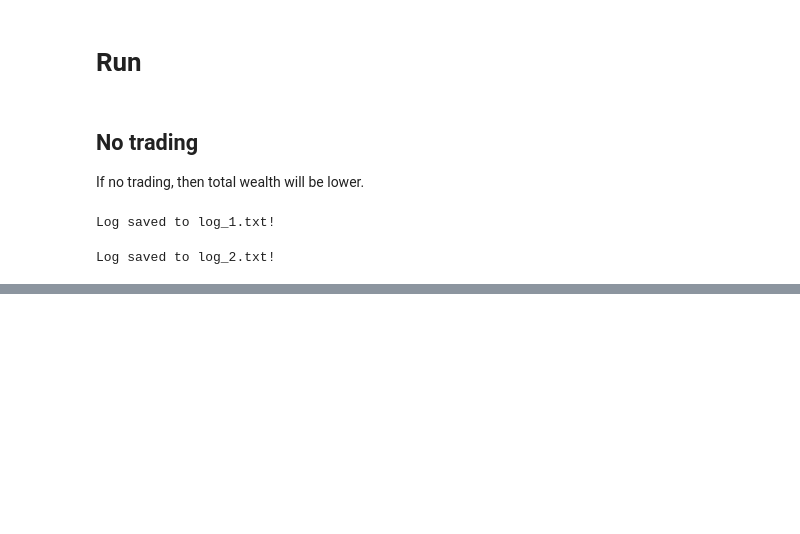
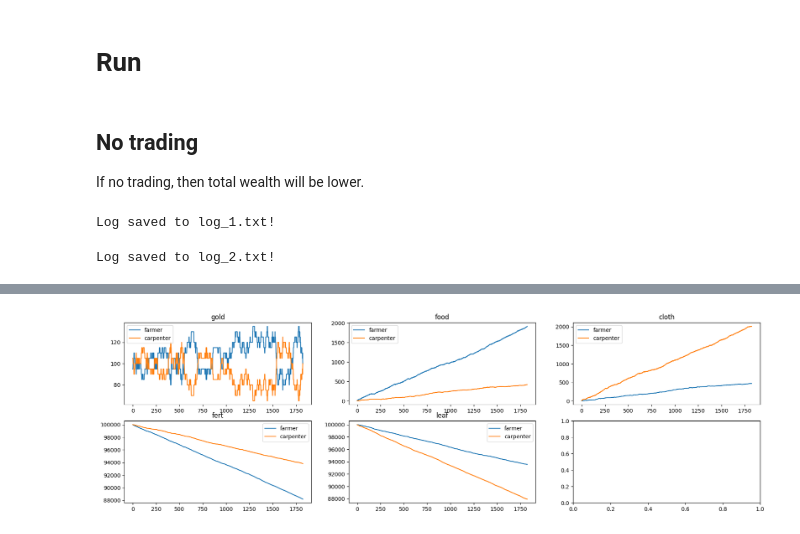
Before and after one commit to ywang89/economy_simulator, a Jupyter notebook: main.ipynb, the cells around one changed output, grey strips where cells are left out. Saved outputs shown, nothing was run; the diff lists cells and outputs as text; code cells hidden in the pictures; blank space fills up the shorter version.

```diff
--- a/main.ipynb
+++ b/main.ipynb
@@ -40,0 +42,6 @@ fig
+# %%
+# have a dashboard of viz for econ
+fig_econ_1 = plot_econ(econ=econ_1)
+fig_econ_1
+# %% [output]
+[figure, added]
```
Also changed, not shown: parts of 4 cells of this notebook, 2 other files.
